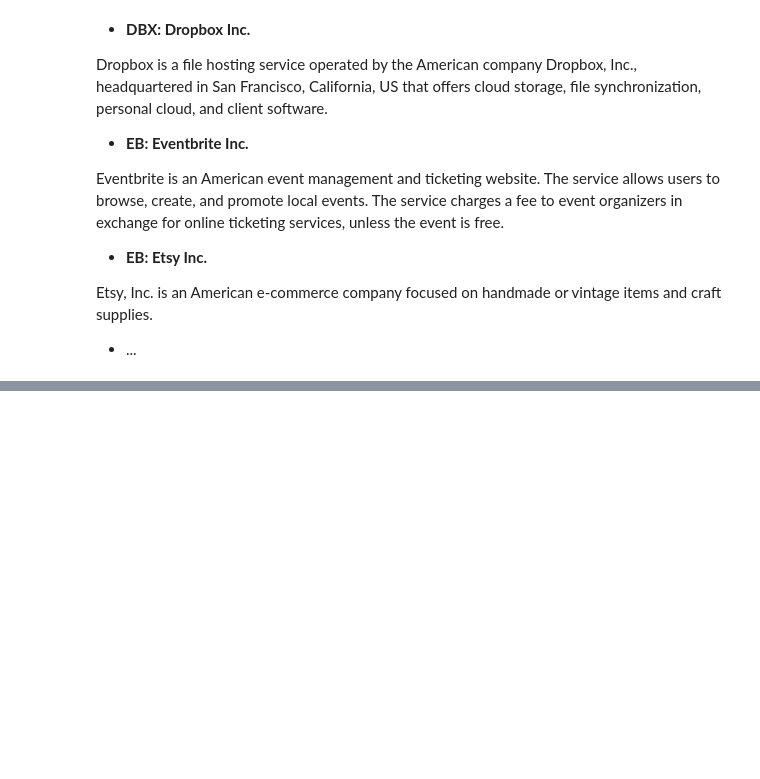
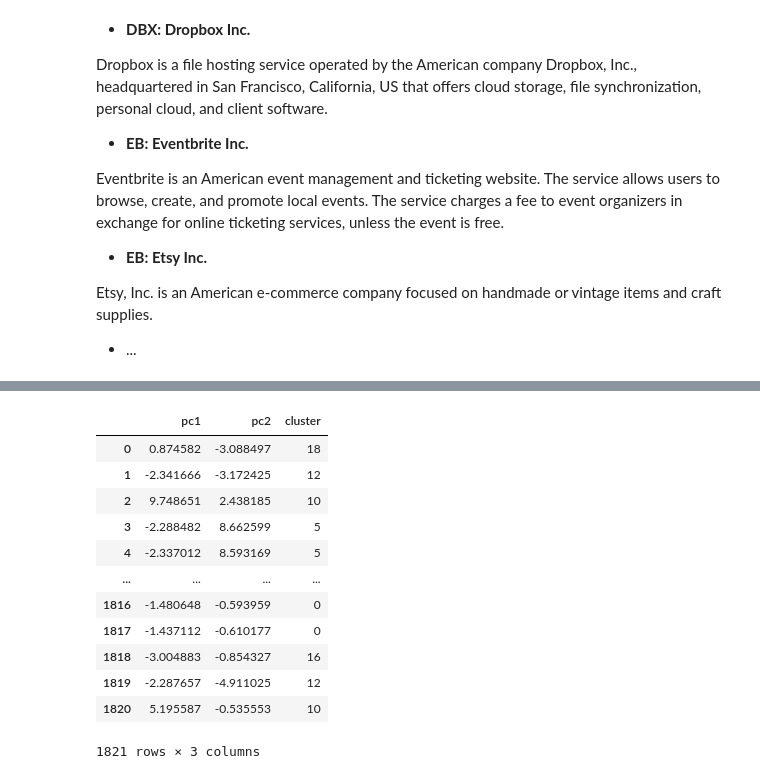
Before and after one commit to daifengqi/PHBS_MLF_2021, a Jupyter notebook: final/doc2vec.ipynb, the cells around one changed output, grey strips where cells are left out. Cells and saved outputs as stored; diff of their text form; code cells hidden in the pictures; blank space fills up the shorter version.

```diff
--- a/final/doc2vec.ipynb
+++ b/final/doc2vec.ipynb
@@ -263,0 +298,18 @@ Etsy, Inc. is an American e-commerce company focused on handmade or vintage item
+# %%
+finalDf.columns = ['pc1', 'pc2', 'cluster']
+finalDf = finalDf.astype({'cluster': 'object'})
+finalDf
+# %% [output]
+|  | pc1 | pc2 | cluster |
+| 0 | 0.874582 | -3.088497 | 18 |
+| 1 | -2.341666 | -3.172425 | 12 |
+| 2 | 9.748651 | 2.438185 | 10 |
+| 3 | -2.288482 | 8.662599 | 5 |
+| 4 | -2.337012 | 8.593169 | 5 |
+| ... | ... | ... | ... |
+| 1816 | -1.480648 | -0.593959 | 0 |
+| 1817 | -1.437112 | -0.610177 | 0 |
+| 1818 | -3.004883 | -0.854327 | 16 |
+| 1819 | -2.287657 | -4.911025 | 12 |
+| 1820 | 5.195587 | -0.535553 | 10 |
+1821 rows × 3 columns
```
Also changed, not shown: parts of 6 cells of this notebook.
